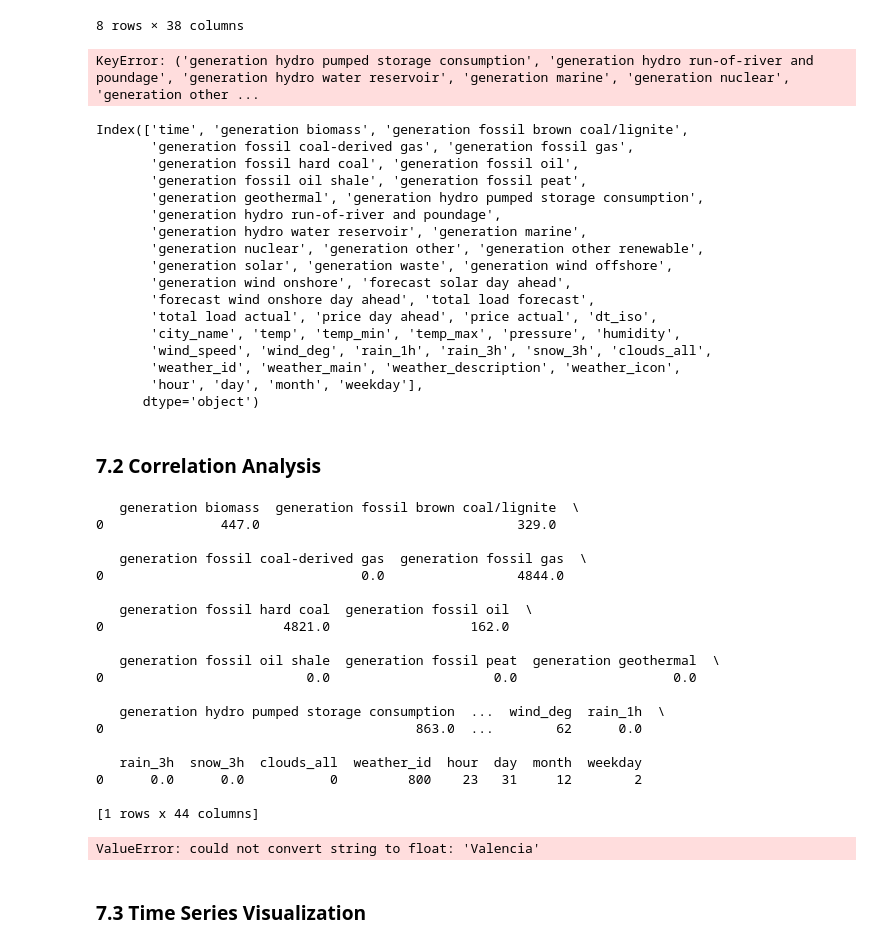
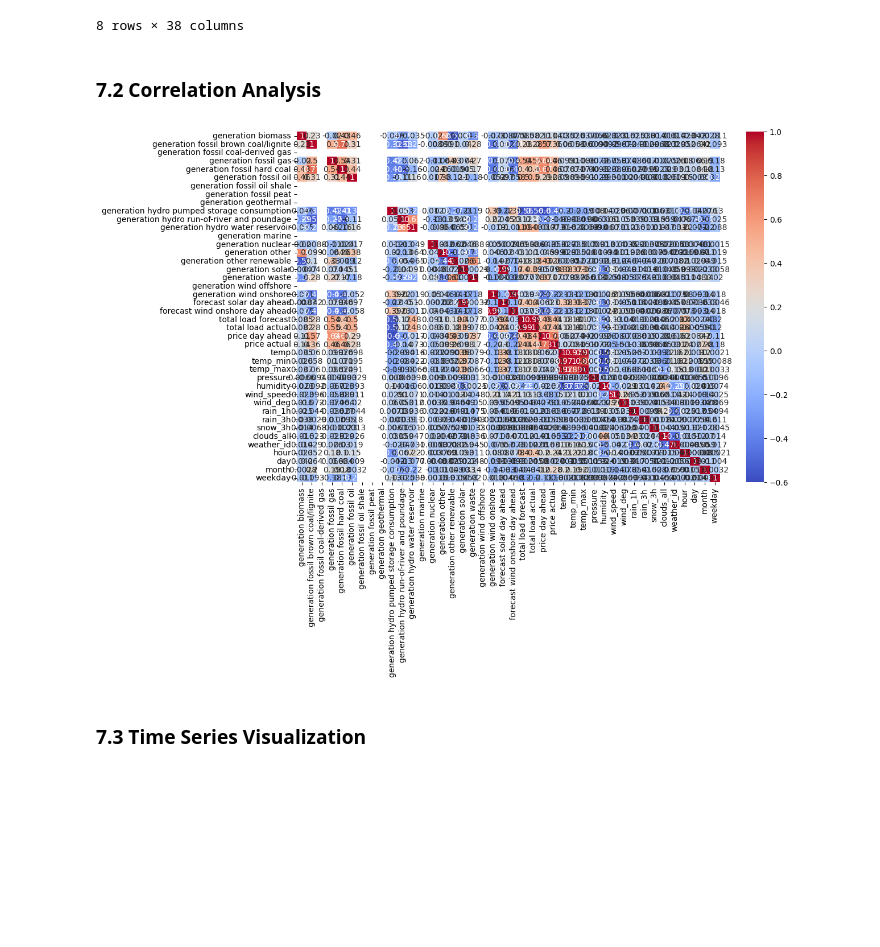
Before and after one commit to JoshuaPaul-lasisi/Electricity-Demand-Forecasting-Project, a Jupyter notebook: notebook.ipynb, the cells around one changed output. Drawn from its saved outputs; the diff is of its cells as text; code cells hidden in the pictures; blank space fills up the shorter version.

Commit message:
second draft - data splitting and scaling

```diff
--- a/notebook.ipynb
+++ b/notebook.ipynb
@@ -131,73 +142,19 @@ data.describe()
 | 75% | 430.000000 | 757.000000 | 0.0 | 6436.000000 | ... |
 | max | 592.000000 | 999.000000 | 0.0 | 20034.000000 | ... |
 8 rows × 38 columns
-# %%
-print(data[data['generation hydro pumped storage consumption',
-       'generation hydro run-of-river and poundage',
-       'generation hydro water reservoir', 'generation marine',
-       'generation nuclear', 'generation other', 'generation other renewable',
-       'generation solar', 'generation waste', 'generation wind offshore',
-       'generation wind onshore', 'forecast solar day ahead',
-       'forecast wind onshore day ahead', 'total load forecast',
-       'total load actual', 'price day ahead', 'price actual', 'dt_iso',
-       'city_name', 'temp', 'temp_min', 'temp_max', 'pressure', 'humidity',
-       'wind_speed', 'wind_deg', 'rain_1h', 'rain_3h']].head(1))
-# %% [output]
-KeyError: ('generation hydro pumped storage consumption', 'generation hydro run-of-river and poundage', 'generation hydro water reservoir', 'generation marine', 'generation nuclear', 'generation other ...
-# %%
-data.columns
-# %% [output]
-Index(['time', 'generation biomass', 'generation fossil brown coal/lignite',
-       'generation fossil coal-derived gas', 'generation fossil gas',
-       'generation fossil hard coal', 'generation fossil oil',
-       'generation fossil oil shale', 'generation fossil peat',
-       'generation geothermal', 'generation hydro pumped storage consumption',
-       'generation hydro run-of-river and poundage',
-       'generation hydro water reservoir', 'generation marine',
-       'generation nuclear', 'generation other', 'generation other renewable',
-       'generation solar', 'generation waste', 'generation wind offshore',
-       'generation wind onshore', 'forecast solar day ahead',
-       'forecast wind onshore day ahead', 'total load forecast',
-       'total load actual', 'price day ahead', 'price actual', 'dt_iso',
-       'city_name', 'temp', 'temp_min', 'temp_max', 'pressure', 'humidity',
-       'wind_speed', 'wind_deg', 'rain_1h', 'rain_3h', 'snow_3h', 'clouds_all',
-       'weather_id', 'weather_main', 'weather_description', 'weather_icon',
-       'hour', 'day', 'month', 'weekday'],
-      dtype='object')
 # %% [markdown]
 ### **7.2 Correlation Analysis**
-# %%
-# Separate the numerical columns
-numerical_cols = data.drop(columns=['time', 'weather_main', 'weather_description', 'weather_icon'])
-print(numerical_cols.head(1))
-# %% [output]
-   generation biomass  generation fossil brown coal/lignite  \
-0               447.0                                 329.0
-
-   generation fossil coal-derived gas  generation fossil gas  \
-0                                 0.0                 4844.0
-
-   generation fossil hard coal  generation fossil oil  \
-0                       4821.0                  162.0
-
-   generation fossil oil shale  generation fossil peat  generation geothermal  \
-0                          0.0                     0.0                    0.0
-
-   generation hydro pumped storage consumption  ...  wind_deg  rain_1h  \
-0                                        863.0  ...        62      0.0
-
-   rain_3h  snow_3h  clouds_all  weather_id  hour  day  month  weekday
-0      0.0      0.0           0         800    23   31     12        2
-
-[1 rows x 44 columns]
 # %%
+# Drop non-numeric columns
+numerical_cols = data.select_dtypes(include=[np.number])
+
 # Check for correlation between features
 corr = numerical_cols.corr()
 plt.figure(figsize=(12, 8))
 sns.heatmap(corr, annot=True, cmap='coolwarm')
 plt.show()
 # %% [output]
-ValueError: could not convert string to float: 'Valencia'
+[figure, added]
 # %% [markdown]
 ### **7.3 Time Series Visualization**
 # %%
```
Also changed, not shown: parts of 26 cells of this notebook.
